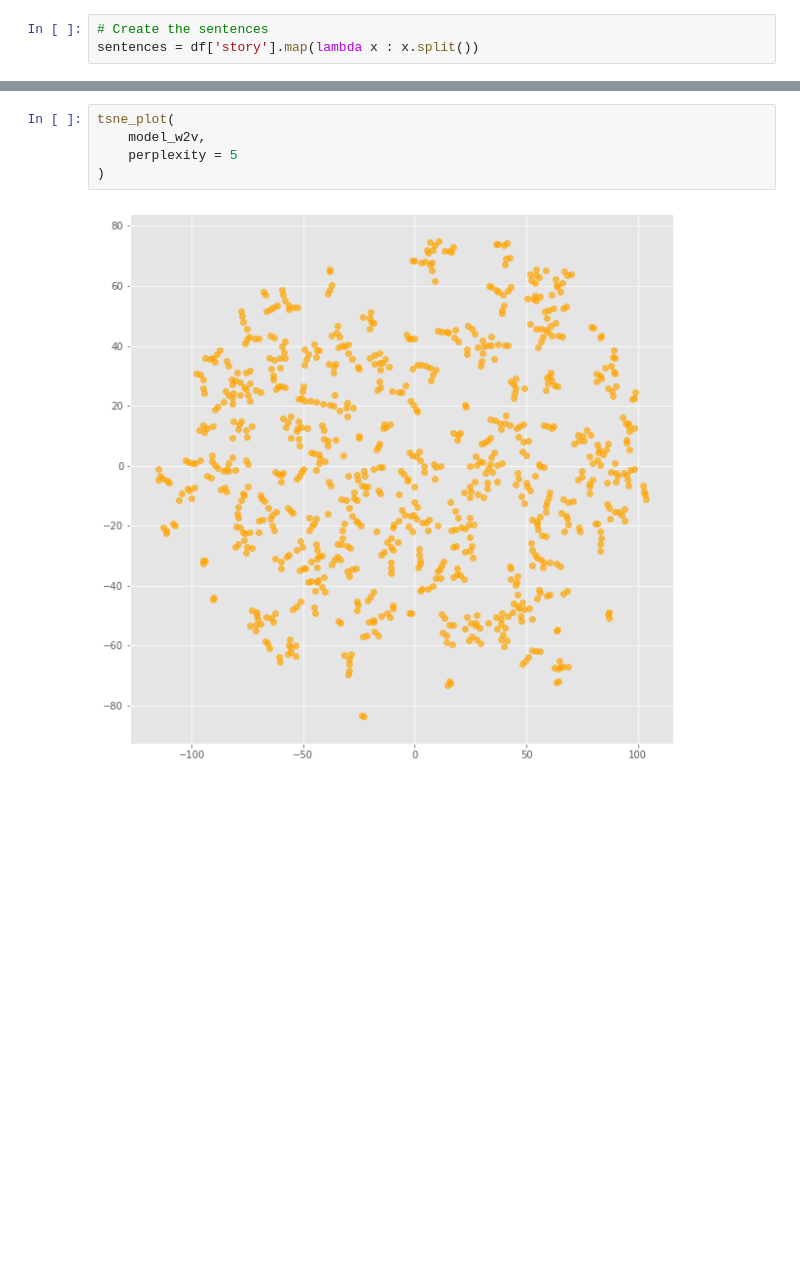
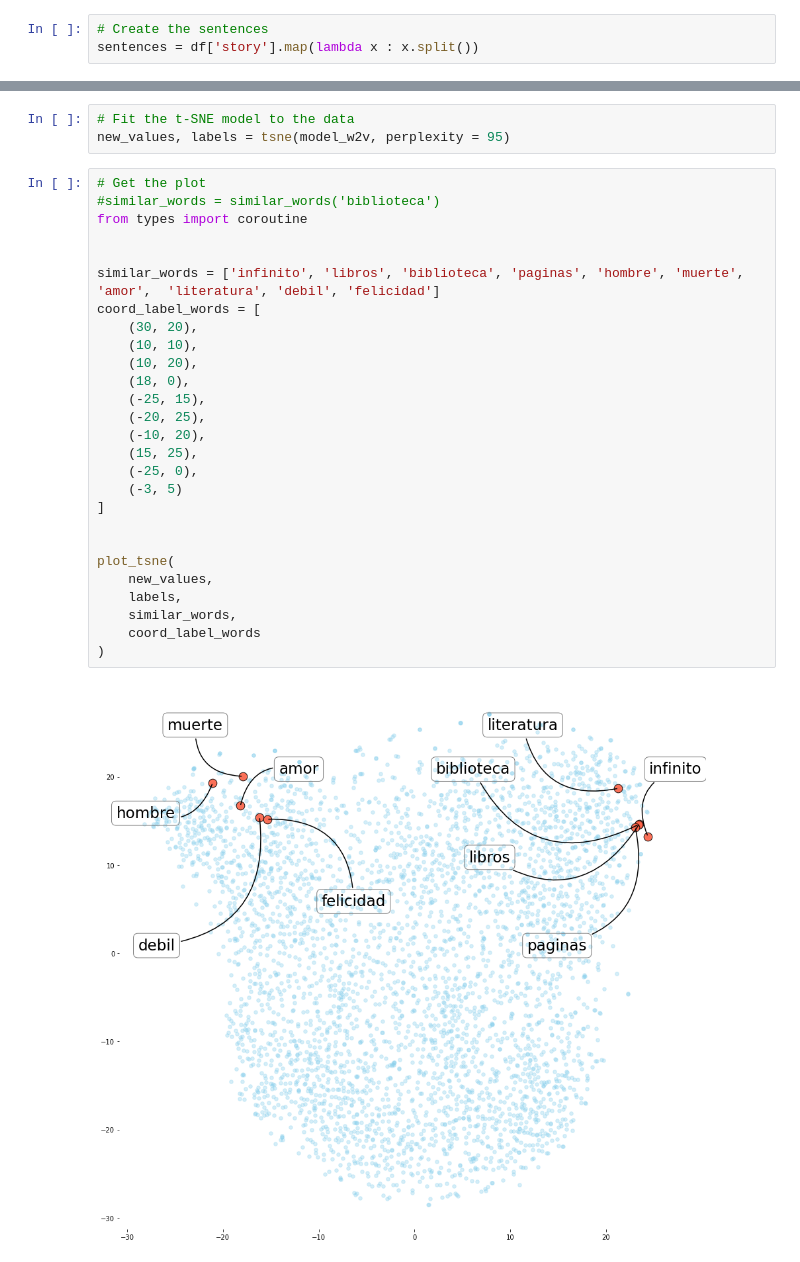
Before and after one commit to caaosorioal/Borges, a Jupyter notebook: word2vec_tsne.ipynb, the cells around one changed output, grey strips where cells are left out. Drawn from its saved outputs; the diff is of its cells as text; blank space fills up the shorter version.

```diff
--- a/word2vec_tsne.ipynb
+++ b/word2vec_tsne.ipynb
@@ -107,7 +169,32 @@ def tsne_plot(model, perplexity = 1):
-# %%
-tsne_plot(
-    model_w2v,
-    perplexity = 5
-)
-# %% [output]
-[figure, removed]
+# %%
+# Fit the t-SNE model to the data
+new_values, labels = tsne(model_w2v, perplexity = 95)
+# %%
+# Get the plot
+#similar_words = similar_words('biblioteca')
+from types import coroutine
+
+
+similar_words = ['infinito', 'libros', 'biblioteca', 'paginas', 'hombre', 'muerte', 'amor',  'literatura', 'debil', 'felicidad']
+coord_label_words = [
+    (30, 20),
+    (10, 10),
+    (10, 20),
+    (18, 0),
+    (-25, 15),
+    (-20, 25),
+    (-10, 20),
+    (15, 25),
+    (-25, 0),
+    (-3, 5)
+]
+
+
+plot_tsne(
+    new_values,
+    labels,
+    similar_words,
+    coord_label_words
+)
+# %% [output]
+[figure, added]
```
Also changed, not shown: parts of 6 cells of this notebook, 2 other files.
